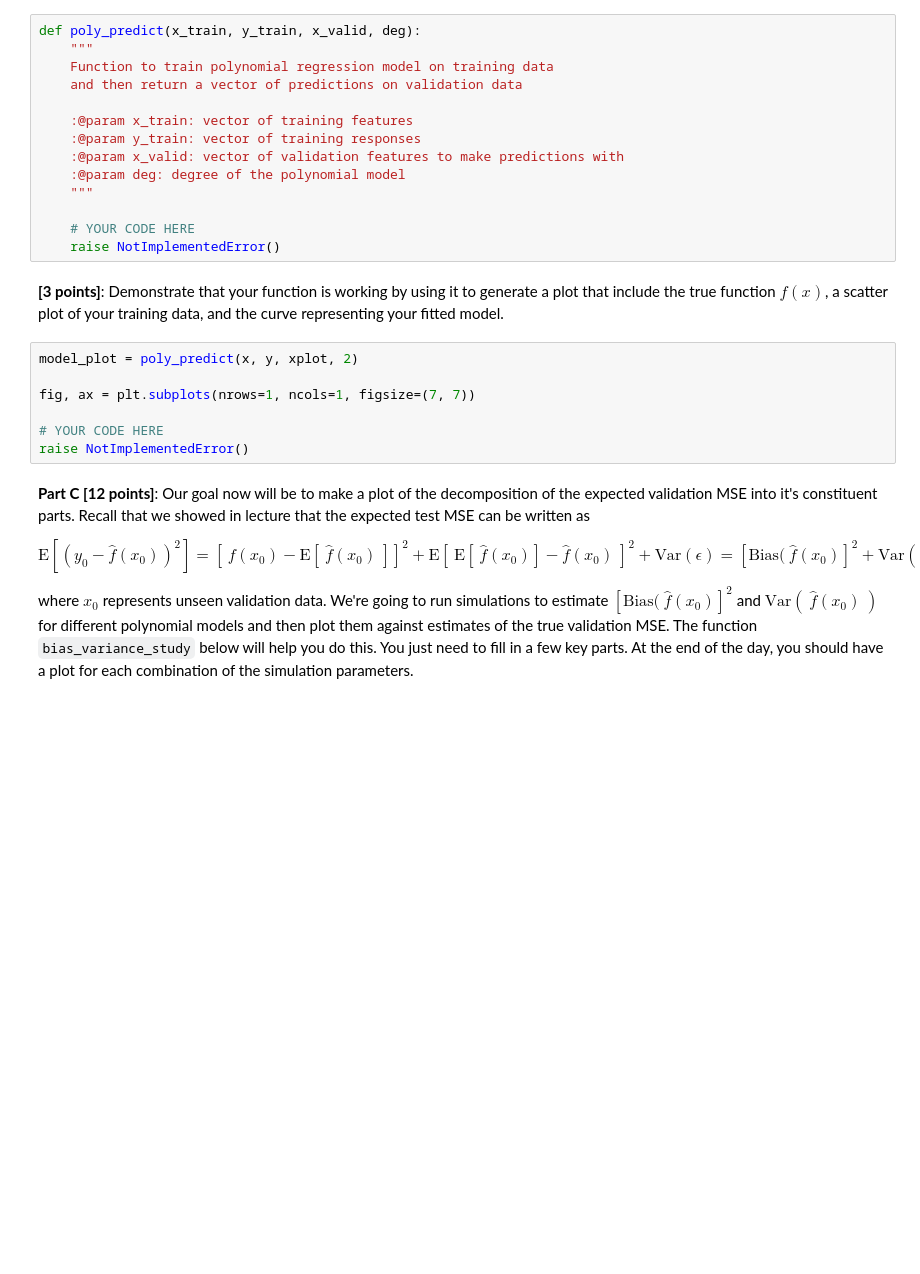
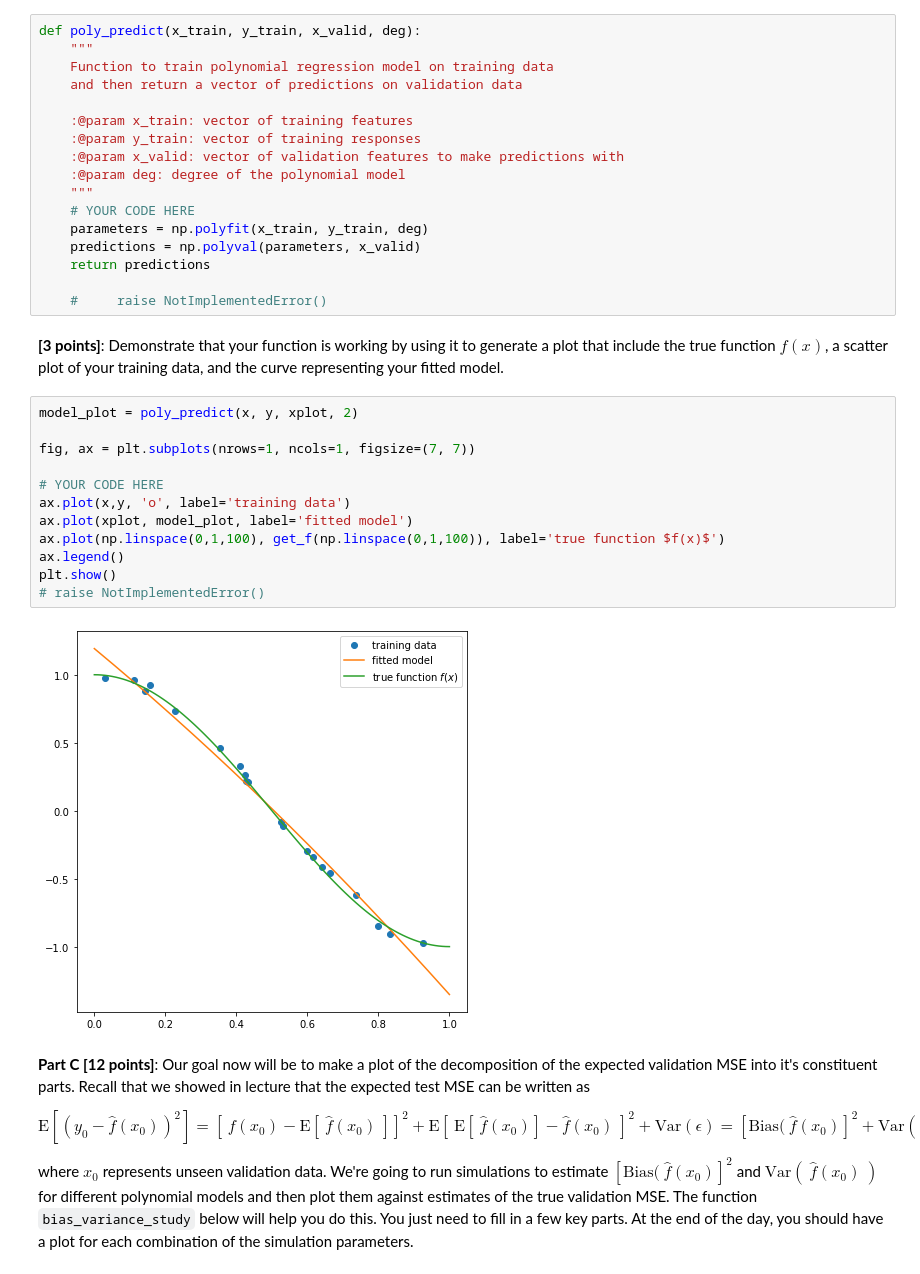
Before and after one commit to a11isonliu/CSCI-4622-Machine-Learning-sp21, a Jupyter notebook: hmwks/hw1/hw1.ipynb, the cells around one changed output. Cells and saved outputs as stored; diff of their text form; blank space fills up the shorter version.

```diff
--- a/hmwks/hw1/hw1.ipynb
+++ b/hmwks/hw1/hw1.ipynb
@@ -555,18 +780,28 @@ def poly_predict(x_train, y_train, x_valid, deg):
     :@param x_valid: vector of validation features to make predictions with
     :@param deg: degree of the polynomial model
     """
+    # YOUR CODE HERE
+    parameters = np.polyfit(x_train, y_train, deg)
+    predictions = np.polyval(parameters, x_valid)
+    return predictions
 
-    # YOUR CODE HERE
-    raise NotImplementedError()
+    #     raise NotImplementedError()
 # %% [markdown]
 **[3 points]**: Demonstrate that your function is working by using it to generate a plot that include the true function $f(x)$, a scatter plot of your training data, and the curve representing your fitted model.
 # %%
 model_plot = poly_predict(x, y, xplot, 2)
 
 fig, ax = plt.subplots(nrows=1, ncols=1, figsize=(7, 7))
 
 # YOUR CODE HERE
-raise NotImplementedError()
+ax.plot(x,y, 'o', label='training data')
+ax.plot(xplot, model_plot, label='fitted model')
+ax.plot(np.linspace(0,1,100), get_f(np.linspace(0,1,100)), label='true function $f(x)$')
+ax.legend()
+plt.show()
+# raise NotImplementedError()
+# %% [output]
+[figure, added]
 # %% [markdown]
 **Part C [12 points]**: Our goal now will be to make a plot of the decomposition of the expected validation MSE into it's constituent parts.  Recall that we showed in lecture that the expected test MSE can be written as
 
```
Also changed, not shown: parts of 39 cells of this notebook, 1 other file.
